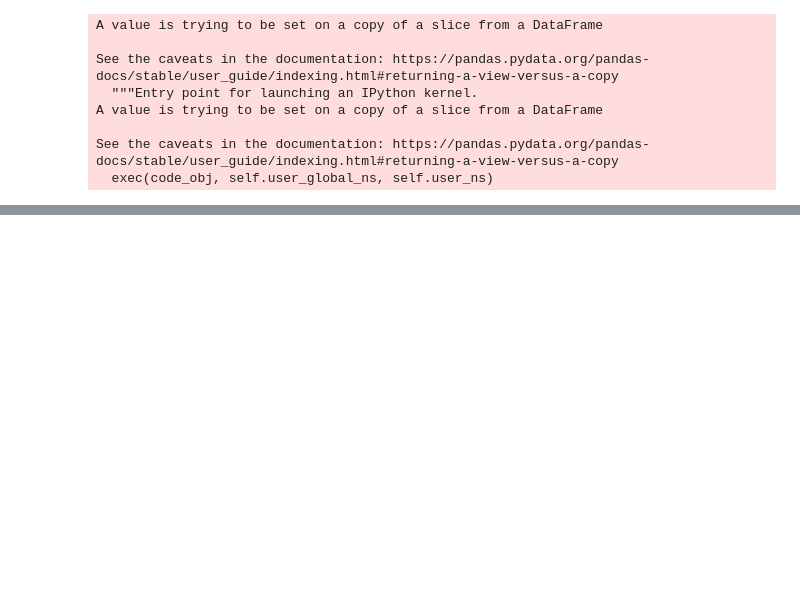
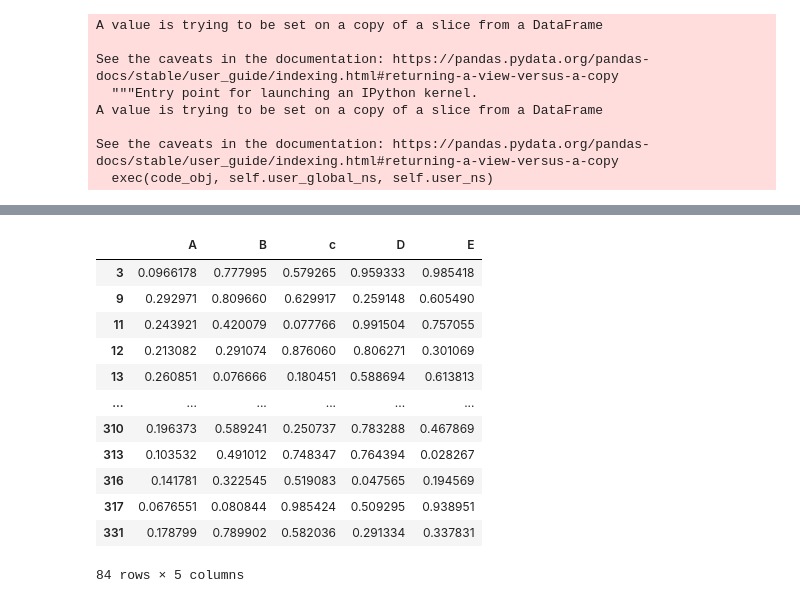
Before and after one commit to ashis08h/python-django-learning, a Jupyter notebook: Ecobiased/pandas_tutorial/Untitled.ipynb, the cells around one changed output, grey strips where cells are left out. Saved outputs shown, nothing was run; the diff lists cells and outputs as text; code cells hidden in the pictures; blank space fills up the shorter version.

```diff
--- a/Ecobiased/pandas_tutorial/Untitled.ipynb
+++ b/Ecobiased/pandas_tutorial/Untitled.ipynb
@@ -637,0 +702,17 @@ new_df.loc[[1, 2], ['c', 'D']]
+# %%
+# code to get all the rows which column A value is less than 0.3
+new_df.loc[(new_df['A']<0.3)]
+# %% [output]
+|  | A | B | c | D | E |
+| 3 | 0.0966178 | 0.777995 | 0.579265 | 0.959333 | 0.985418 |
+| 9 | 0.292971 | 0.809660 | 0.629917 | 0.259148 | 0.605490 |
+| 11 | 0.243921 | 0.420079 | 0.077766 | 0.991504 | 0.757055 |
+| 12 | 0.213082 | 0.291074 | 0.876060 | 0.806271 | 0.301069 |
+| 13 | 0.260851 | 0.076666 | 0.180451 | 0.588694 | 0.613813 |
+| ... | ... | ... | ... | ... | ... |
+| 310 | 0.196373 | 0.589241 | 0.250737 | 0.783288 | 0.467869 |
+| 313 | 0.103532 | 0.491012 | 0.748347 | 0.764394 | 0.028267 |
+| 316 | 0.141781 | 0.322545 | 0.519083 | 0.047565 | 0.194569 |
+| 317 | 0.0676551 | 0.080844 | 0.985424 | 0.509295 | 0.938951 |
+| 331 | 0.178799 | 0.789902 | 0.582036 | 0.291334 | 0.337831 |
+84 rows × 5 columns
```
Also changed, not shown: parts of 69 cells of this notebook, 3 other files.
